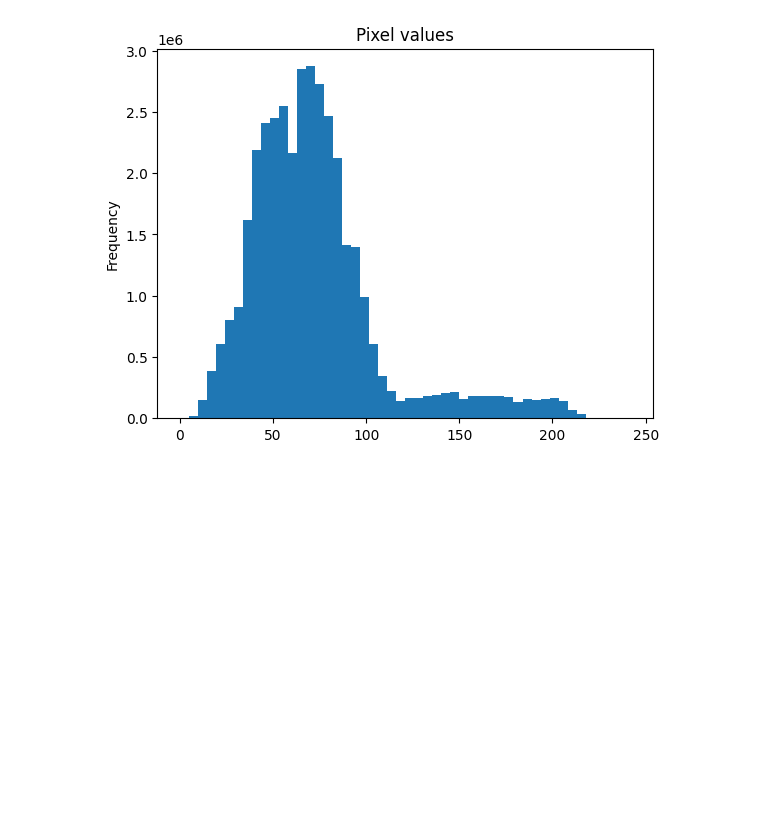
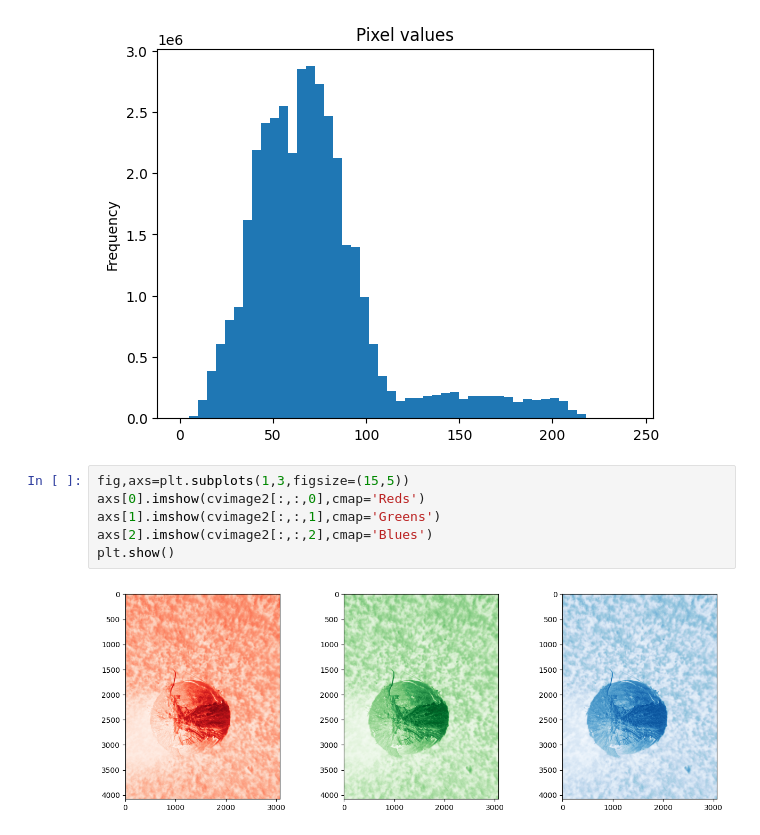
Before and after one commit to negativenagesh/Arecaverse, a Jupyter notebook: classification/arecanut_quality_classification.ipynb, the cells around one changed output. Cells and saved outputs as stored; diff of their text form; blank space fills up the shorter version.

Commit message:
plotted image in R G B

```diff
--- a/classification/arecanut_quality_classification.ipynb
+++ b/classification/arecanut_quality_classification.ipynb
@@ -64,3 +64,11 @@ df.plot(kind='hist',bins=50,title='Pixel values')
 plt.show()
 # %% [output]
 [figure]
+# %%
+fig,axs=plt.subplots(1,3,figsize=(15,5))
+axs[0].imshow(cvimage2[:,:,0],cmap='Reds')
+axs[1].imshow(cvimage2[:,:,1],cmap='Greens')
+axs[2].imshow(cvimage2[:,:,2],cmap='Blues')
+plt.show()
+# %% [output]
+[figure, added]
```
